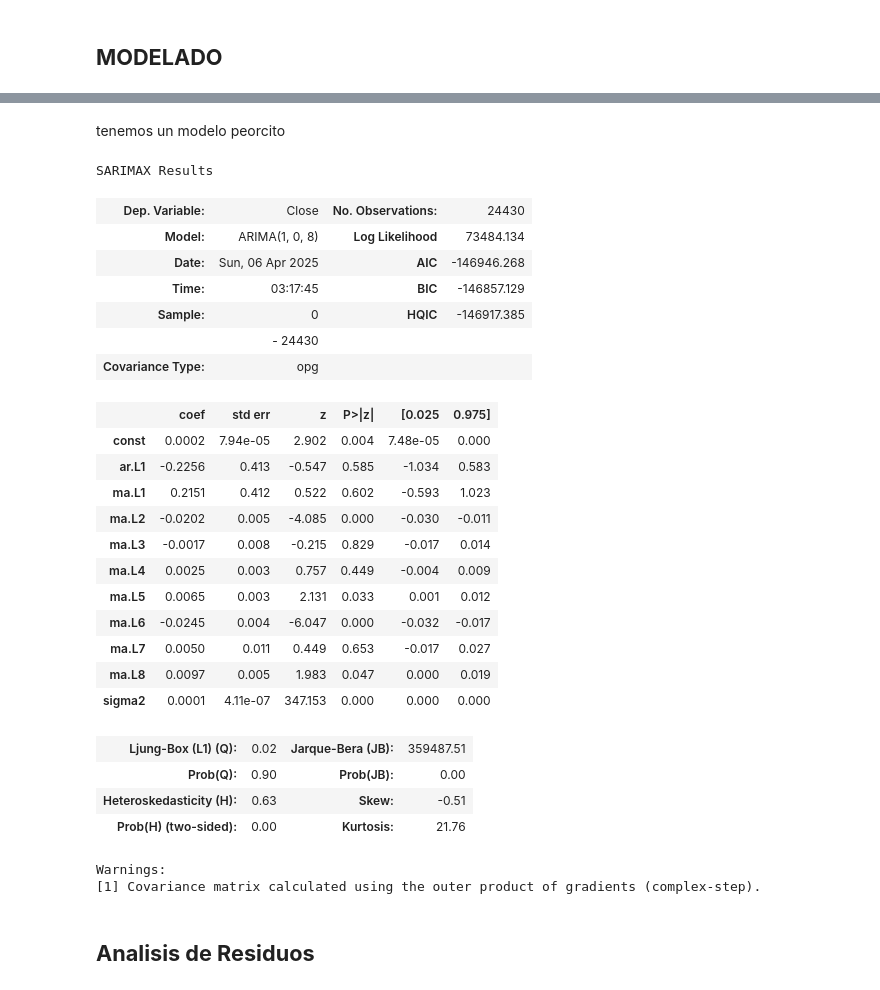
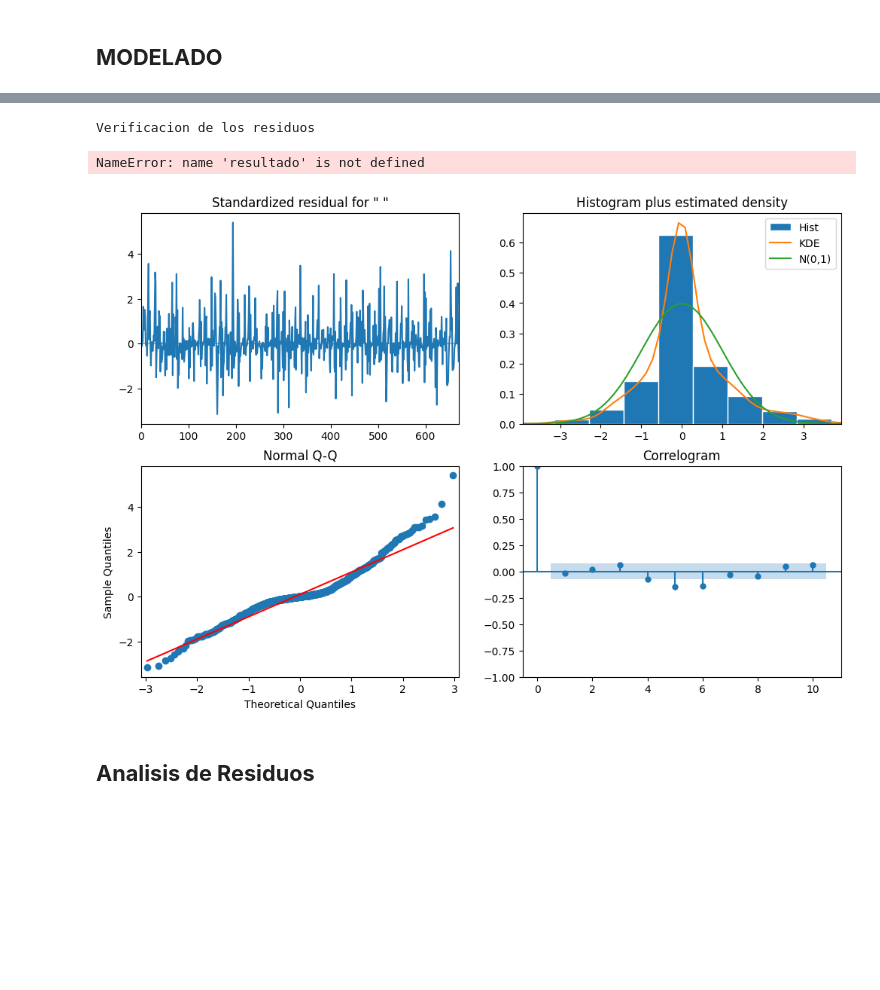
Before and after one commit to heritaco/Time-Series, a Jupyter notebook: 05-SARIMA/Puebla.ipynb, the cells around one changed output, grey strips where cells are left out. Cells and saved outputs as stored; diff of their text form; code cells hidden in the pictures; blank space fills up the shorter version.

```diff
--- a/05-SARIMA/Puebla.ipynb
+++ b/05-SARIMA/Puebla.ipynb
@@ -501,2 +332,0 @@ Warnings:
-# %% [markdown]
-tenemos un modelo peorcito
@@ -506,32 +333,19 @@ arima108 = ARIMA(returns, order=(1, 0, 8)).fit()
-# %%
-arima108.summary()
-# %% [output]
-SARIMAX Results
-| Dep. Variable: | Close | No. Observations: | 24430 |
-| Model: | ARIMA(1, 0, 8) | Log Likelihood | 73484.134 |
-| Date: | Sun, 06 Apr 2025 | AIC | -146946.268 |
-| Time: | 03:17:45 | BIC | -146857.129 |
-| Sample: | 0 | HQIC | -146917.385 |
-|  | - 24430 |  |  |
-| Covariance Type: | opg |  |  |
-|  | coef | std err | z | P>|z| | [0.025 | 0.975] |
-| const | 0.0002 | 7.94e-05 | 2.902 | 0.004 | 7.48e-05 | 0.000 |
-| ar.L1 | -0.2256 | 0.413 | -0.547 | 0.585 | -1.034 | 0.583 |
-| ma.L1 | 0.2151 | 0.412 | 0.522 | 0.602 | -0.593 | 1.023 |
-| ma.L2 | -0.0202 | 0.005 | -4.085 | 0.000 | -0.030 | -0.011 |
-| ma.L3 | -0.0017 | 0.008 | -0.215 | 0.829 | -0.017 | 0.014 |
-| ma.L4 | 0.0025 | 0.003 | 0.757 | 0.449 | -0.004 | 0.009 |
-| ma.L5 | 0.0065 | 0.003 | 2.131 | 0.033 | 0.001 | 0.012 |
-| ma.L6 | -0.0245 | 0.004 | -6.047 | 0.000 | -0.032 | -0.017 |
-| ma.L7 | 0.0050 | 0.011 | 0.449 | 0.653 | -0.017 | 0.027 |
-| ma.L8 | 0.0097 | 0.005 | 1.983 | 0.047 | 0.000 | 0.019 |
-| sigma2 | 0.0001 | 4.11e-07 | 347.153 | 0.000 | 0.000 | 0.000 |
-| Ljung-Box (L1) (Q): | 0.02 | Jarque-Bera (JB): | 359487.51 |
-| Prob(Q): | 0.90 | Prob(JB): | 0.00 |
-| Heteroskedasticity (H): | 0.63 | Skew: | -0.51 |
-| Prob(H) (two-sided): | 0.00 | Kurtosis: | 21.76 |
-Warnings:
-[1] Covariance matrix calculated using the outer product of gradients (complex-step).
+# %%
+print("Verificacion de los residuos")
+
+# get the Prob(JB) value using the Jarque-Bera test
+jb_test = resultado.test_normality(method='jarquebera')
+jb_test
+
+# get the Ljung-Box test results
+# %% [output]
+Verificacion de los residuos
+NameError: name 'resultado' is not defined
+# %%
+diagnostic = resultado.plot_diagnostics(figsize=(12, 8))
+plt.show()
+# %% [output]
+[figure, added]
 # %% [markdown]
 ## **Analisis de Residuos**
 # %%
```
Also changed, not shown: parts of 58 cells of this notebook.
